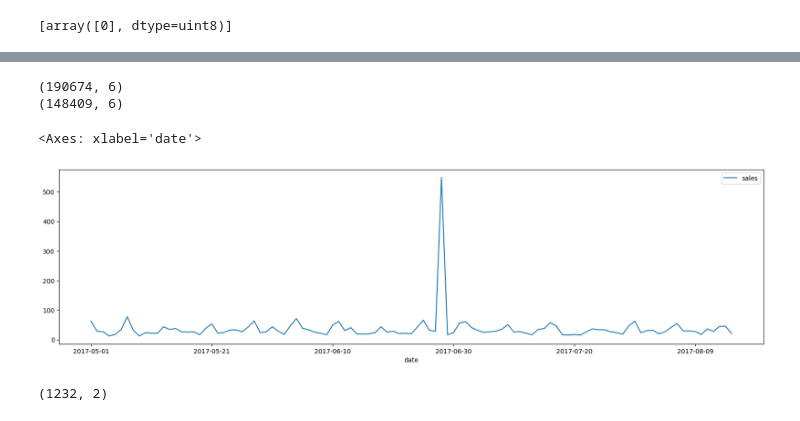
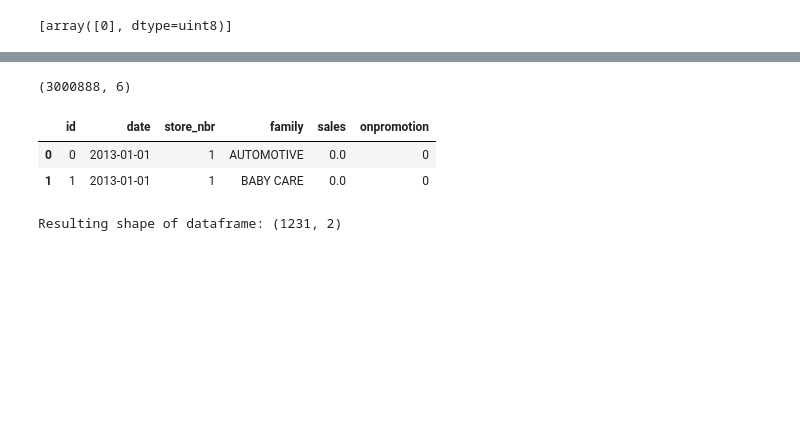
Before and after one commit to pzlav/time-sereies-prediction-in-ClickHouse, a Jupyter notebook: predictions.ipynb, the cells around one changed output, grey strips where cells are left out. Saved outputs shown, nothing was run; the diff lists cells and outputs as text; code cells hidden in the pictures; blank space fills up the shorter version.

```diff
--- a/predictions.ipynb
+++ b/predictions.ipynb
@@ -29,10 +34,16 @@ df_pred.head(2)
 # %%
-df_train = pd.read_csv('train.csv')
+df_train = pd.read_csv('./data/train.csv')
 print(df_train.shape)
 df_train.head(2)
+# %% [output]
+(3000888, 6)
+|  | id | date | store_nbr | family | sales | onpromotion |
+| 0 | 0 | 2013-01-01 | 1 | AUTOMOTIVE | 0.0 | 0 |
+| 1 | 1 | 2013-01-01 | 1 | BABY CARE | 0.0 | 0 |
 # %%
-df = df_train[df_train['date'] >= '2017-06-01']
-print(df.shape)
+# Take a part of the training data for visualization and analysis
+df = df_train[df_train['date'] >= '2017-07-01']
+
 # Group by 'store_nbr' and 'family', and calculate the percentage of zeroes in 'sales'
 grouped = df.groupby(['store_nbr', 'family']).agg({'sales': [('zero_count', lambda x: (x == 0).sum()), ('total_count', 'count')]})
 grouped.columns = grouped.columns.droplevel(0)
@@ -43,22 +54,11 @@ filtered_groups = grouped[grouped['zero_percentage'] <= 10].reset_index()
 
 # Merge the filtered groups back to the original 2016 DataFrame
 df = pd.merge(df, filtered_groups[['store_nbr', 'family']], on=['store_nbr', 'family'])
-print(df.shape)
+
+# Remove families that are not have periodicity
+df = df[(df['family'] != 'HOME AND KITCHEN I') & (df['family'] != 'LAWN AND GARDEN') & (df['family'] != 'SCHOOL AND OFFICE SUPPLIES') & (df['family'] != 'HOME AND KITCHEN II')]
+
+print('Resulting shape of dataframe:' , df[['store_nbr', 'family']].drop_duplicates().shape)
 # %% [output]
-(190674, 6)
-(148409, 6)
+Resulting shape of dataframe: (1231, 2)
-# %%
-# Select rows from DataFrame based on conditions
-tdf = df.loc[(df['store_nbr'] == 21) & (df['family'] == 'HOME AND KITCHEN II'), ['date', 'sales']]
-
-# Create a line plot using pandas
-tdf.plot(x='date', y='sales', figsize=(20, 5))
-# %% [output]
-<Axes: xlabel='date'>
-[figure, removed]
-# %%
-df = df[(df['family'] != 'HOME AND KITCHEN I') & (df['family'] != 'LAWN AND GARDEN') & (df['family'] != 'SCHOOL AND OFFICE SUPPLIES') & (df['family'] != 'HOME AND KITCHEN II')]
-df[['store_nbr', 'family']].drop_duplicates().shape
-# %% [output]
-(1232, 2)
 # %%
```
Also changed, not shown: parts of 10 cells of this notebook, 5 other files.
